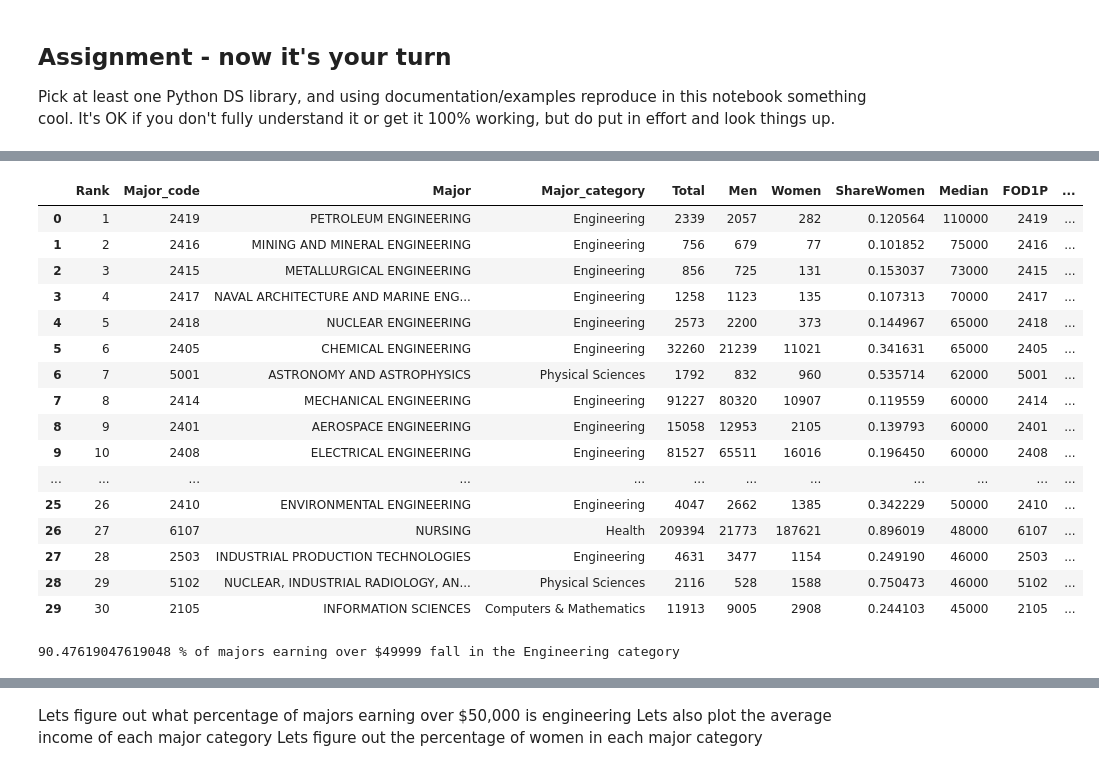
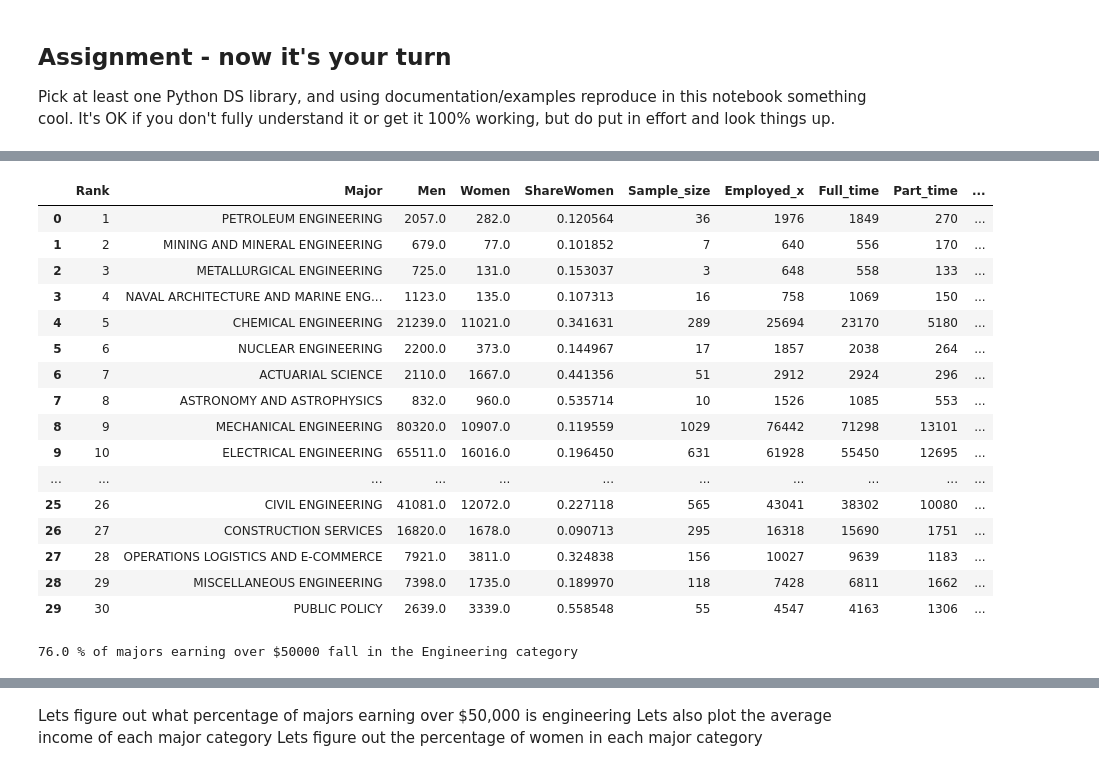
Before and after one commit to ngriggs/DS-Unit-1-Sprint-1-Dealing-With-Data, a Jupyter notebook: LS_DS_111_A_First_Look_at_Data.ipynb, the cells around one changed output, grey strips where cells are left out. Cells and saved outputs as stored; diff of their text form; code cells hidden in the pictures.

```diff
--- a/LS_DS_111_A_First_Look_at_Data.ipynb
+++ b/LS_DS_111_A_First_Look_at_Data.ipynb
@@ -304,30 +349,38 @@ df4 = pd.read_csv('https://raw.githubusercontent.com/fivethirtyeight/data/master
+# %%
+df0 = df0.drop(['Major_category', 'Major_code'], axis=1);
+df1 = df1.drop(['Major_category', 'Major_code'], axis=1);
+df3 = df3.drop(['Major_code', 'Major_category', 'Total'], axis=1);
+df4 = df4.drop(['Rank', 'Major_code', 'Major_category', 'Men', 'Women', 'Median'], axis=1);
+# %%
+dfs = [df0,df1,df3]
 # %%
-dfs = [df0,df1,df3,df4]
+df_final = df2
 for i in dfs:
-  df_final = pd.merge(i, df2, on="Major")
+  df_final = pd.merge(i, df_final, on='Major')
+df_final.sort_values('Rank')
 df_final.head(30)
 # %% [output]
-|  | Rank | Major_code | Major | Major_category | Total | Men | Women | ShareWomen | Median | FOD1P | ... |
-| 0 | 1 | 2419 | PETROLEUM ENGINEERING | Engineering | 2339 | 2057 | 282 | 0.120564 | 110000 | 2419 | ... |
-| 1 | 2 | 2416 | MINING AND MINERAL ENGINEERING | Engineering | 756 | 679 | 77 | 0.101852 | 75000 | 2416 | ... |
-| 2 | 3 | 2415 | METALLURGICAL ENGINEERING | Engineering | 856 | 725 | 131 | 0.153037 | 73000 | 2415 | ... |
-| 3 | 4 | 2417 | NAVAL ARCHITECTURE AND MARINE ENG... | Engineering | 1258 | 1123 | 135 | 0.107313 | 70000 | 2417 | ... |
-| 4 | 5 | 2418 | NUCLEAR ENGINEERING | Engineering | 2573 | 2200 | 373 | 0.144967 | 65000 | 2418 | ... |
-| 5 | 6 | 2405 | CHEMICAL ENGINEERING | Engineering | 32260 | 21239 | 11021 | 0.341631 | 65000 | 2405 | ... |
-| 6 | 7 | 5001 | ASTRONOMY AND ASTROPHYSICS | Physical Sciences | 1792 | 832 | 960 | 0.535714 | 62000 | 5001 | ... |
-| 7 | 8 | 2414 | MECHANICAL ENGINEERING | Engineering | 91227 | 80320 | 10907 | 0.119559 | 60000 | 2414 | ... |
-| 8 | 9 | 2401 | AEROSPACE ENGINEERING | Engineering | 15058 | 12953 | 2105 | 0.139793 | 60000 | 2401 | ... |
-| 9 | 10 | 2408 | ELECTRICAL ENGINEERING | Engineering | 81527 | 65511 | 16016 | 0.196450 | 60000 | 2408 | ... |
-| ... | ... | ... | ... | ... | ... | ... | ... | ... | ... | ... | ... |
-| 25 | 26 | 2410 | ENVIRONMENTAL ENGINEERING | Engineering | 4047 | 2662 | 1385 | 0.342229 | 50000 | 2410 | ... |
-| 26 | 27 | 6107 | NURSING | Health | 209394 | 21773 | 187621 | 0.896019 | 48000 | 6107 | ... |
-| 27 | 28 | 2503 | INDUSTRIAL PRODUCTION TECHNOLOGIES | Engineering | 4631 | 3477 | 1154 | 0.249190 | 46000 | 2503 | ... |
-| 28 | 29 | 5102 | NUCLEAR, INDUSTRIAL RADIOLOGY, AN... | Physical Sciences | 2116 | 528 | 1588 | 0.750473 | 46000 | 5102 | ... |
-| 29 | 30 | 2105 | INFORMATION SCIENCES | Computers & Mathematics | 11913 | 9005 | 2908 | 0.244103 | 45000 | 2105 | ... |
+|  | Rank | Major | Men | Women | ShareWomen | Sample_size | Employed_x | Full_time | Part_time | ... |
+| 0 | 1 | PETROLEUM ENGINEERING | 2057.0 | 282.0 | 0.120564 | 36 | 1976 | 1849 | 270 | ... |
+| 1 | 2 | MINING AND MINERAL ENGINEERING | 679.0 | 77.0 | 0.101852 | 7 | 640 | 556 | 170 | ... |
+| 2 | 3 | METALLURGICAL ENGINEERING | 725.0 | 131.0 | 0.153037 | 3 | 648 | 558 | 133 | ... |
+| 3 | 4 | NAVAL ARCHITECTURE AND MARINE ENG... | 1123.0 | 135.0 | 0.107313 | 16 | 758 | 1069 | 150 | ... |
+| 4 | 5 | CHEMICAL ENGINEERING | 21239.0 | 11021.0 | 0.341631 | 289 | 25694 | 23170 | 5180 | ... |
+| 5 | 6 | NUCLEAR ENGINEERING | 2200.0 | 373.0 | 0.144967 | 17 | 1857 | 2038 | 264 | ... |
+| 6 | 7 | ACTUARIAL SCIENCE | 2110.0 | 1667.0 | 0.441356 | 51 | 2912 | 2924 | 296 | ... |
+| 7 | 8 | ASTRONOMY AND ASTROPHYSICS | 832.0 | 960.0 | 0.535714 | 10 | 1526 | 1085 | 553 | ... |
+| 8 | 9 | MECHANICAL ENGINEERING | 80320.0 | 10907.0 | 0.119559 | 1029 | 76442 | 71298 | 13101 | ... |
+| 9 | 10 | ELECTRICAL ENGINEERING | 65511.0 | 16016.0 | 0.196450 | 631 | 61928 | 55450 | 12695 | ... |
+| ... | ... | ... | ... | ... | ... | ... | ... | ... | ... | ... |
+| 25 | 26 | CIVIL ENGINEERING | 41081.0 | 12072.0 | 0.227118 | 565 | 43041 | 38302 | 10080 | ... |
+| 26 | 27 | CONSTRUCTION SERVICES | 16820.0 | 1678.0 | 0.090713 | 295 | 16318 | 15690 | 1751 | ... |
+| 27 | 28 | OPERATIONS LOGISTICS AND E-COMMERCE | 7921.0 | 3811.0 | 0.324838 | 156 | 10027 | 9639 | 1183 | ... |
+| 28 | 29 | MISCELLANEOUS ENGINEERING | 7398.0 | 1735.0 | 0.189970 | 118 | 7428 | 6811 | 1662 | ... |
+| 29 | 30 | PUBLIC POLICY | 2639.0 | 3339.0 | 0.558548 | 55 | 4547 | 4163 | 1306 | ... |
 # %%
-over_50k = df_final.loc[df_final['Median']>50000]
-engineering = len(over_50k[over_50k['Major_category'] == 'Engineering'])
+over_50k = df_final.loc[df_final['Median_x']>50000]
+engineering = len(over_50k[over_50k['Major_Category'] == 'Engineering'])
 percent_engineering = (engineering / len(over_50k))*100
 print(percent_engineering, '% of majors earning over $50000 fall in the Engineering category')
 # %% [output]
-90.47619047619048 % of majors earning over $49999 fall in the Engineering category
+76.0 % of majors earning over $50000 fall in the Engineering category
```
Also changed, not shown: parts of 8 cells of this notebook.
